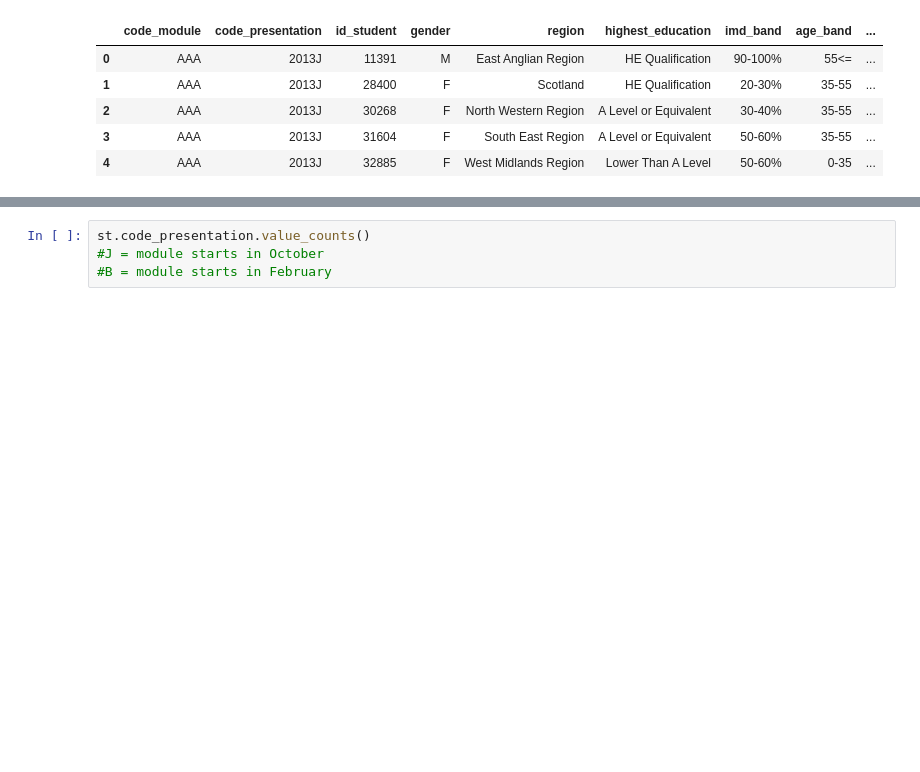
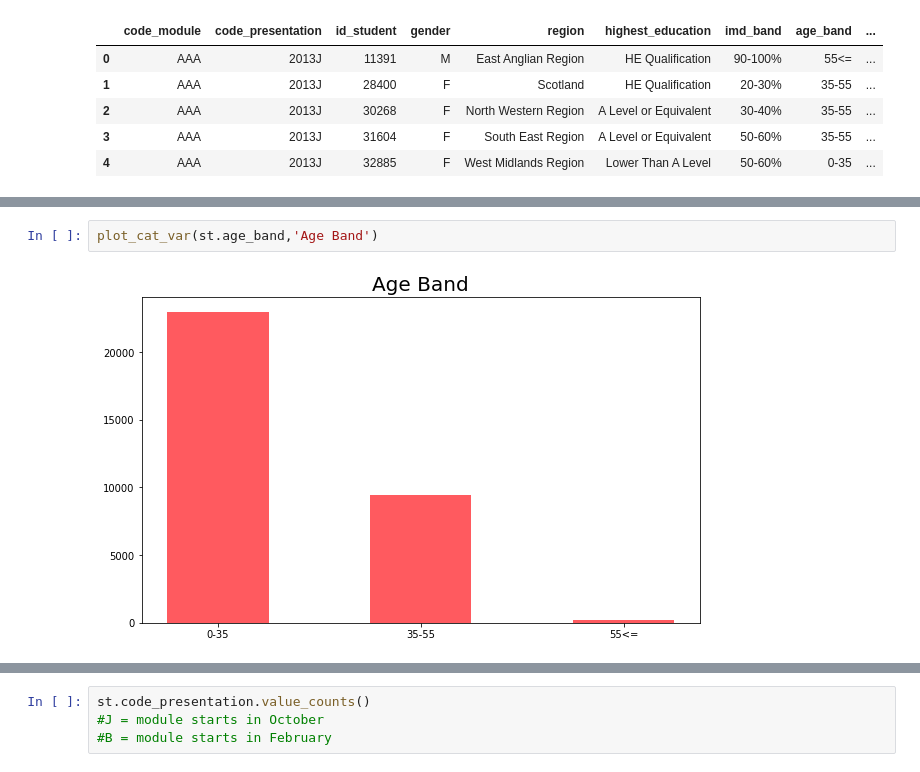
Before and after one commit to nikolholicka/curriculum, a Jupyter notebook: mod6/project_ideas/project_idea_2.ipynb, the cells around one changed output, grey strips where cells are left out. Cells and saved outputs as stored; diff of their text form; blank space fills up the shorter version.

```diff
--- a/mod6/project_ideas/project_idea_2.ipynb
+++ b/mod6/project_ideas/project_idea_2.ipynb
@@ -44,0 +42,4 @@ Name: code_module, dtype: int64
+# %%
+plot_cat_var(st.age_band,'Age Band')
+# %% [output]
+[figure, added]
```
Also changed, not shown: parts of 8 cells of this notebook, 1 other file.
